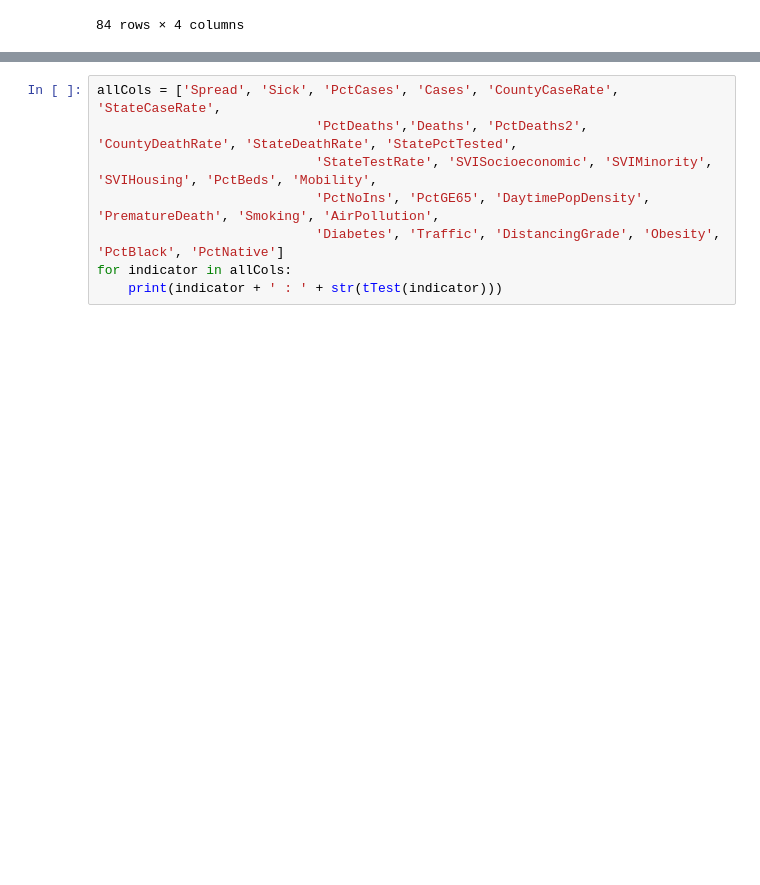
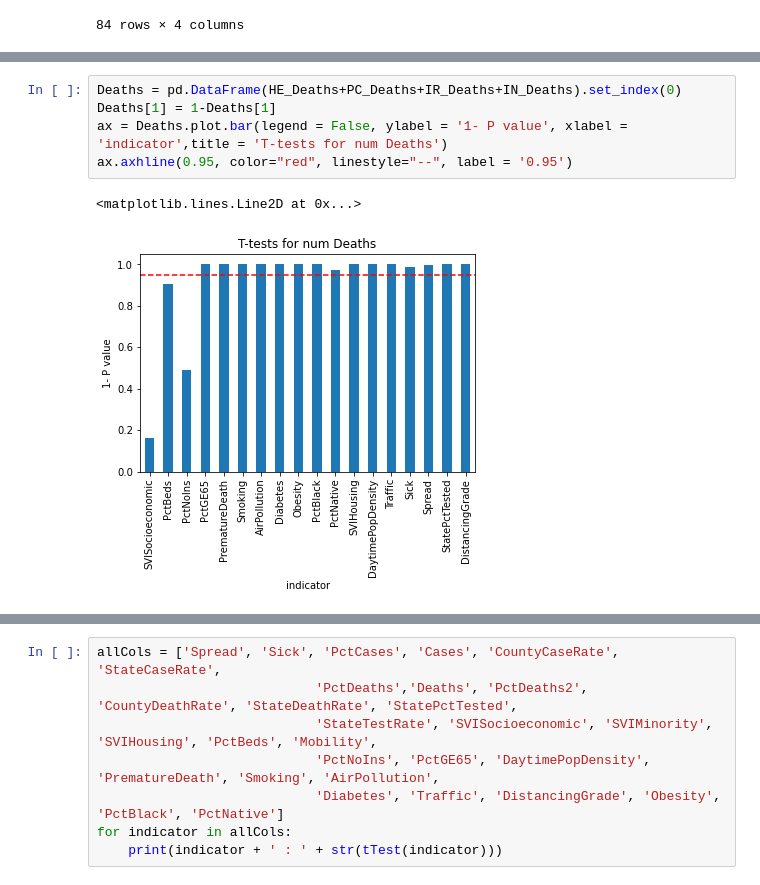
Before and after one commit to SamuelNarvaez/Capstone1, a Jupyter notebook: EDA.ipynb, the cells around one changed output, grey strips where cells are left out. Cells and saved outputs as stored; diff of their text form; blank space fills up the shorter version.

```diff
--- a/EDA.ipynb
+++ b/EDA.ipynb
@@ -546,0 +513,8 @@ Traffic : Ttest_indResult(statistic=-2.2891166010429753, pvalue=0.02213866874247
+# %%
+Deaths = pd.DataFrame(HE_Deaths+PC_Deaths+IR_Deaths+IN_Deaths).set_index(0)
+Deaths[1] = 1-Deaths[1]
+ax = Deaths.plot.bar(legend = False, ylabel = '1- P value', xlabel = 'indicator',title = 'T-tests for num Deaths')
+ax.axhline(0.95, color="red", linestyle="--", label = '0.95')
+# %% [output]
+<matplotlib.lines.Line2D at 0x...>
+[figure, added]
```
Also changed, not shown: parts of 43 cells of this notebook, 13 other files.
